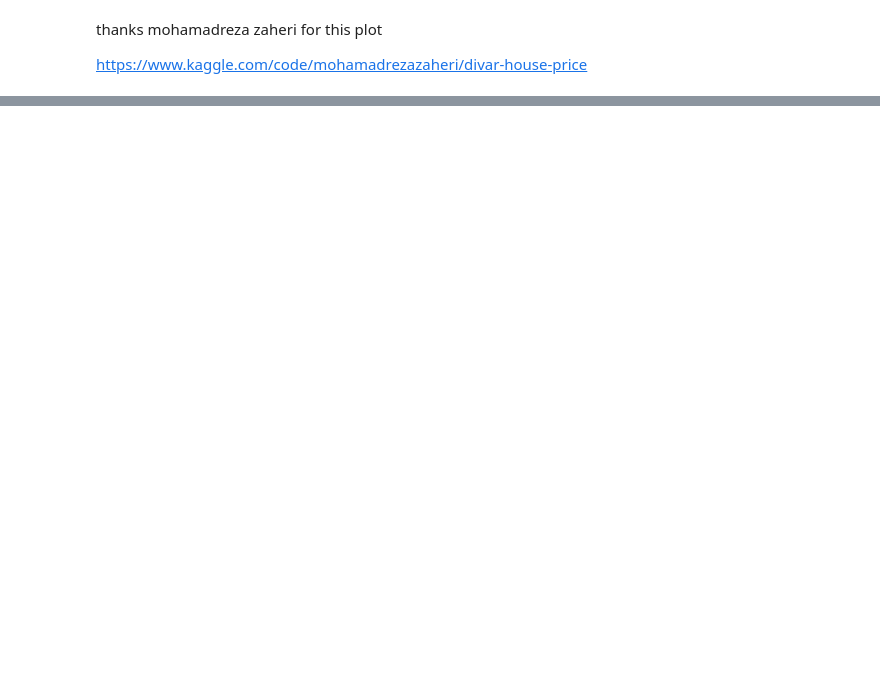
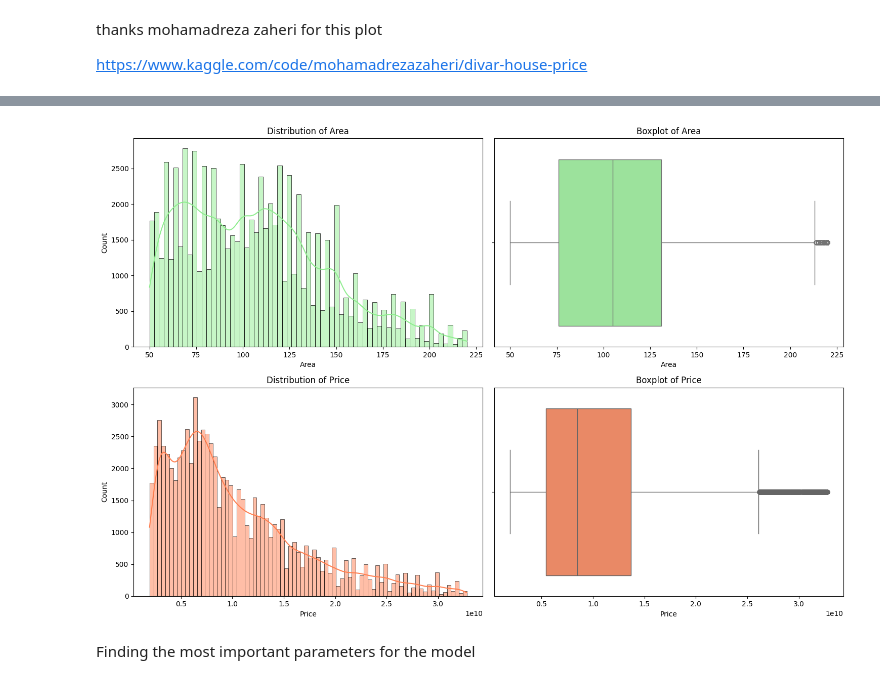
Before and after one commit to pouyaneh/divar-housing-advert, a Jupyter notebook: code.ipynb, the cells around one changed output, grey strips where cells are left out. Drawn from its saved outputs; the diff is of its cells as text; code cells hidden in the pictures; blank space fills up the shorter version.

```diff
--- a/code.ipynb
+++ b/code.ipynb
@@ -138,0 +155,47 @@ display(tehran_map)
+# %%
+lower_limit_price = cdf['Price'].quantile(0.04)
+upper_limit_price = cdf['Price'].quantile(0.96)
+
+cdf = cdf[(cdf['Price'] >= lower_limit_price) & (cdf['Price'] <= upper_limit_price)]
+
+lower_limit_area = cdf['Area'].quantile(0.04)
+upper_limit_area = cdf['Area'].quantile(0.96)
+
+cdf = cdf[(cdf['Area'] >= lower_limit_area) & (cdf['Area'] <= upper_limit_area)]
+# %%
+Q1_price = cdf['Price'].quantile(0.2)
+Q3_price = cdf['Price'].quantile(0.8)
+IQR_price = Q3_price - Q1_price
+
+cdf = cdf[~((cdf['Price'] < (Q1_price - 1.5 * IQR_price)) | (cdf['Price'] > (Q3_price + 1.5 * IQR_price)))]
+
+Q1_area = cdf['Area'].quantile(0.2)
+Q3_area = cdf['Area'].quantile(0.8)
+IQR_area = Q3_area - Q1_area
+
+cdf = cdf[~((cdf['Area'] < (Q1_area - 1.5 * IQR_area)) | (cdf['Area'] > (Q3_area + 1.5 * IQR_area)))]
+# %%
+plt.figure(figsize=(15, 10))
+
+plt.subplot(2, 2, 1)
+sns.histplot(cdf['Area'], kde=True, color='lightgreen')
+plt.title('Distribution of Area')
+
+plt.subplot(2, 2, 2)
+sns.boxplot(x=cdf['Area'], color='lightgreen')
+plt.title('Boxplot of Area')
+
+plt.subplot(2, 2, 3)
+sns.histplot(cdf['Price'], kde=True, color='coral')
+plt.title('Distribution of Price')
+
+plt.subplot(2, 2, 4)
+sns.boxplot(x=cdf['Price'], color='coral')
+plt.title('Boxplot of Price')
+
+plt.tight_layout()
+plt.show()
+# %% [output]
+[figure, added]
+# %% [markdown]
+Finding the most important parameters for the model
```
Also changed, not shown: parts of 10 cells of this notebook.
